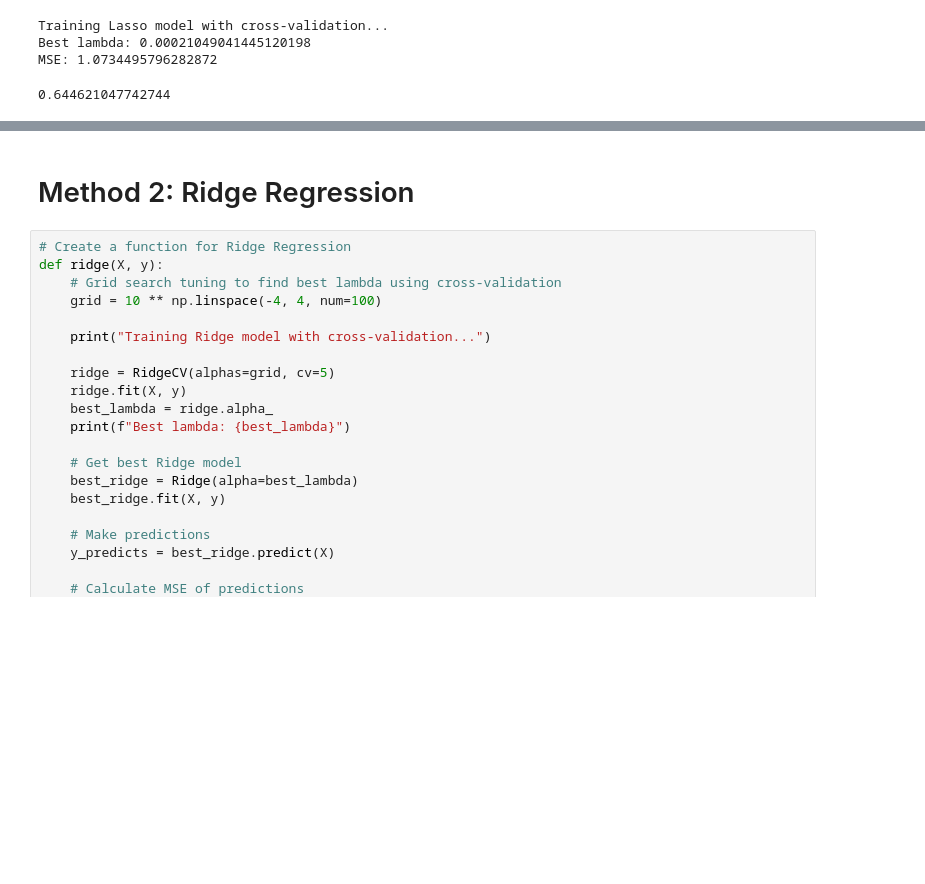
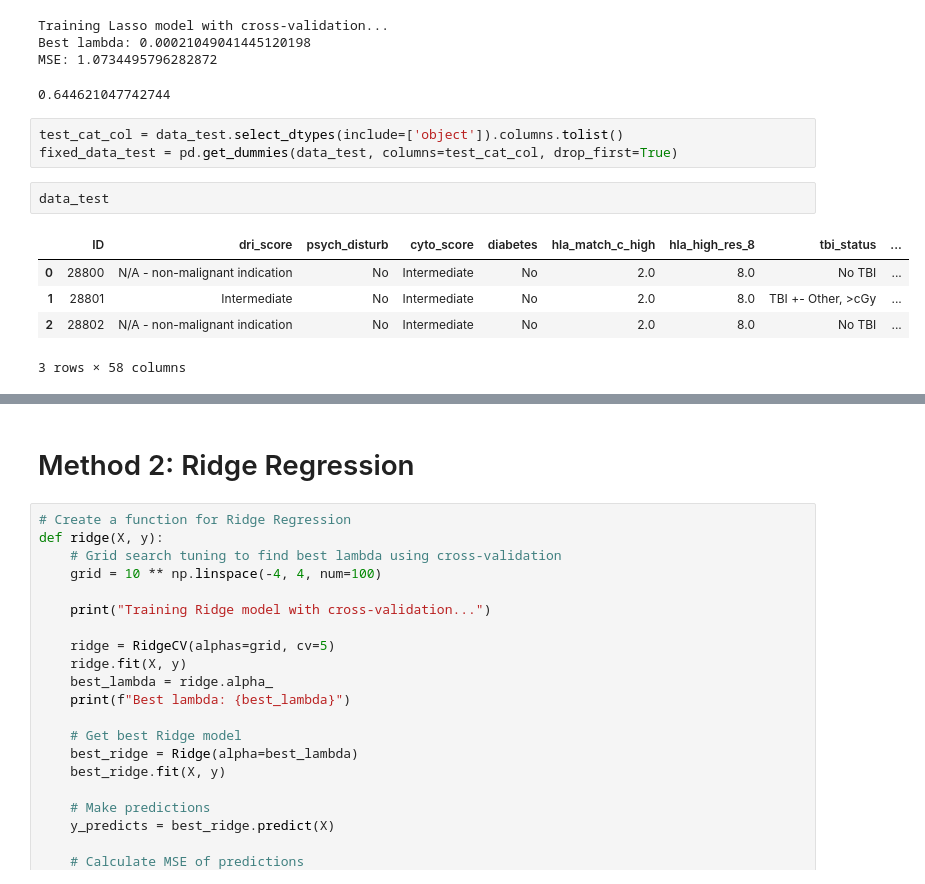
Before and after one commit to ashzhe7/HCT_Survival_Predictions, a Jupyter notebook: BIOS635_Midterm.ipynb, the cells around one changed output, grey strips where cells are left out. Saved outputs shown, nothing was run; the diff lists cells and outputs as text; blank space fills up the shorter version.

```diff
--- a/BIOS635_Midterm.ipynb
+++ b/BIOS635_Midterm.ipynb
@@ -232,3 +232,14 @@ Training Lasso model with cross-validation...
 Best lambda: 0.00021049041445120198
 MSE: 1.0734495796282872
 0.644621047742744
+# %%
+test_cat_col = data_test.select_dtypes(include=['object']).columns.tolist()
+fixed_data_test = pd.get_dummies(data_test, columns=test_cat_col, drop_first=True)
+# %%
+data_test
+# %% [output]
+|  | ID | dri_score | psych_disturb | cyto_score | diabetes | hla_match_c_high | hla_high_res_8 | tbi_status | ... |
+| 0 | 28800 | N/A - non-malignant indication | No | Intermediate | No | 2.0 | 8.0 | No TBI | ... |
+| 1 | 28801 | Intermediate | No | Intermediate | No | 2.0 | 8.0 | TBI +- Other, >cGy | ... |
+| 2 | 28802 | N/A - non-malignant indication | No | Intermediate | No | 2.0 | 8.0 | No TBI | ... |
+3 rows × 58 columns
```
Also changed, not shown: parts of 5 cells of this notebook.
